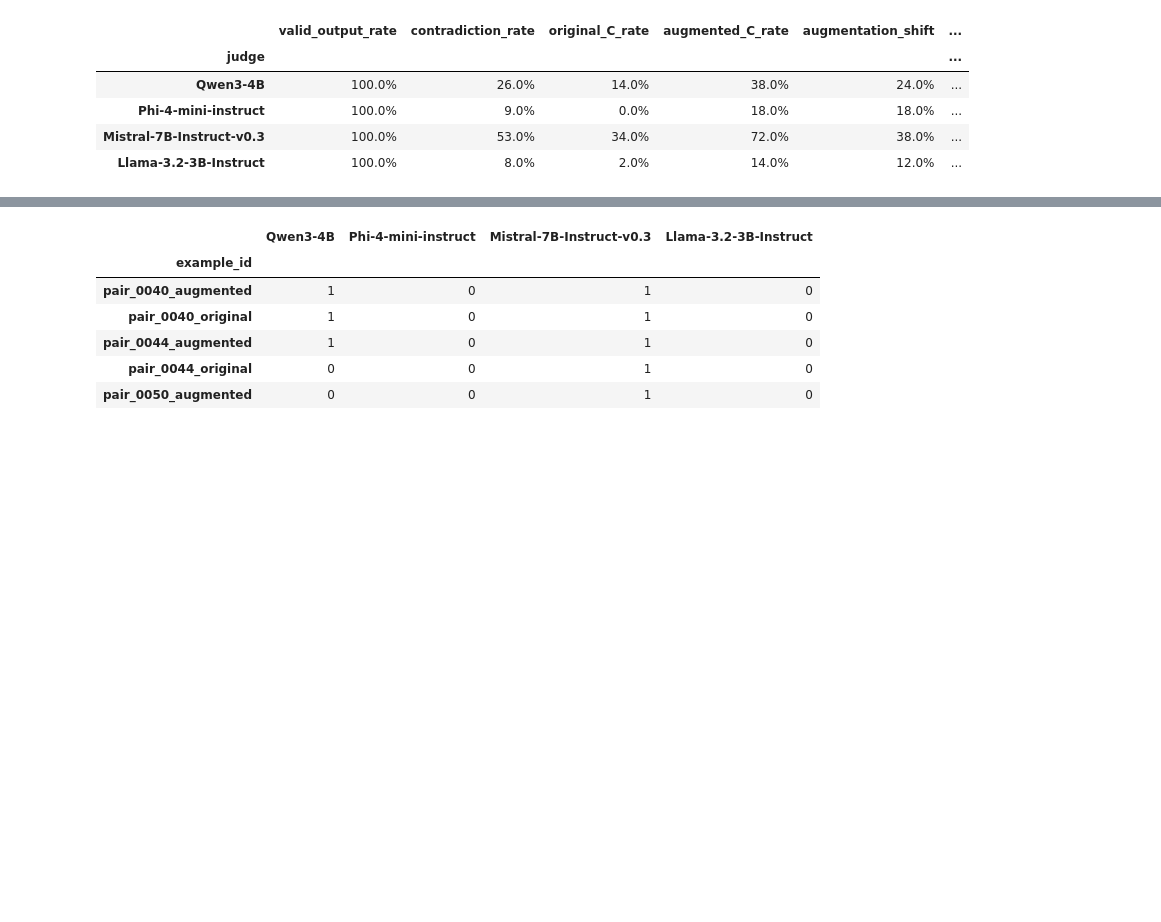
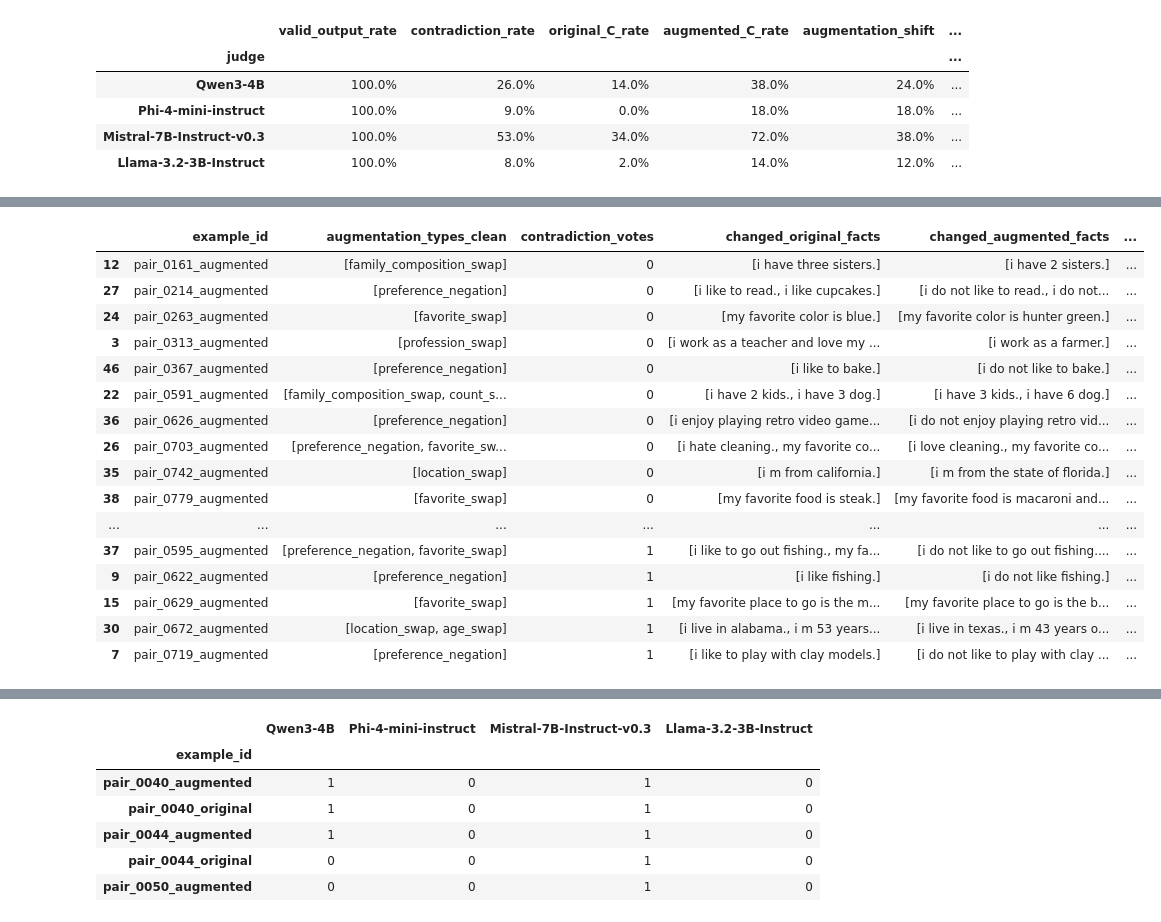
Before and after one commit to Maty228/LLM-Persona-judge-agreement, a Jupyter notebook: llm_judge_agreement.ipynb, the cells around one changed output, grey strips where cells are left out. Saved outputs shown, nothing was run; the diff lists cells and outputs as text; code cells hidden in the pictures; blank space fills up the shorter version.

```diff
--- a/llm_judge_agreement.ipynb
+++ b/llm_judge_agreement.ipynb
@@ -2476,0 +3381,33 @@ pilot_summary.style.format(
+# %%
+augmentation_inspection[
+    augmentation_inspection[
+        "contradiction_votes"
+    ].le(1)
+][
+    [
+        "example_id",
+        "augmentation_types_clean",
+        "contradiction_votes",
+        "changed_original_facts",
+        "changed_augmented_facts",
+        "changed_best_utterances",
+    ]
+]
+# %% [output]
+|  | example_id | augmentation_types_clean | contradiction_votes | changed_original_facts | changed_augmented_facts | ... |
+| 12 | pair_0161_augmented | [family_composition_swap] | 0 | [i have three sisters.] | [i have 2 sisters.] | ... |
+| 27 | pair_0214_augmented | [preference_negation] | 0 | [i like to read., i like cupcakes.] | [i do not like to read., i do not... | ... |
+| 24 | pair_0263_augmented | [favorite_swap] | 0 | [my favorite color is blue.] | [my favorite color is hunter green.] | ... |
+| 3 | pair_0313_augmented | [profession_swap] | 0 | [i work as a teacher and love my ... | [i work as a farmer.] | ... |
+| 46 | pair_0367_augmented | [preference_negation] | 0 | [i like to bake.] | [i do not like to bake.] | ... |
+| 22 | pair_0591_augmented | [family_composition_swap, count_s... | 0 | [i have 2 kids., i have 3 dog.] | [i have 3 kids., i have 6 dog.] | ... |
+| 36 | pair_0626_augmented | [preference_negation] | 0 | [i enjoy playing retro video game... | [i do not enjoy playing retro vid... | ... |
+| 26 | pair_0703_augmented | [preference_negation, favorite_sw... | 0 | [i hate cleaning., my favorite co... | [i love cleaning., my favorite co... | ... |
+| 35 | pair_0742_augmented | [location_swap] | 0 | [i m from california.] | [i m from the state of florida.] | ... |
+| 38 | pair_0779_augmented | [favorite_swap] | 0 | [my favorite food is steak.] | [my favorite food is macaroni and... | ... |
+| ... | ... | ... | ... | ... | ... | ... |
+| 37 | pair_0595_augmented | [preference_negation, favorite_swap] | 1 | [i like to go out fishing., my fa... | [i do not like to go out fishing.... | ... |
+| 9 | pair_0622_augmented | [preference_negation] | 1 | [i like fishing.] | [i do not like fishing.] | ... |
+| 15 | pair_0629_augmented | [favorite_swap] | 1 | [my favorite place to go is the m... | [my favorite place to go is the b... | ... |
+| 30 | pair_0672_augmented | [location_swap, age_swap] | 1 | [i live in alabama., i m 53 years... | [i live in texas., i m 43 years o... | ... |
+| 7 | pair_0719_augmented | [preference_negation] | 1 | [i like to play with clay models.] | [i do not like to play with clay ... | ... |
```
Also changed, not shown: parts of 13 cells of this notebook, 1 other file.
